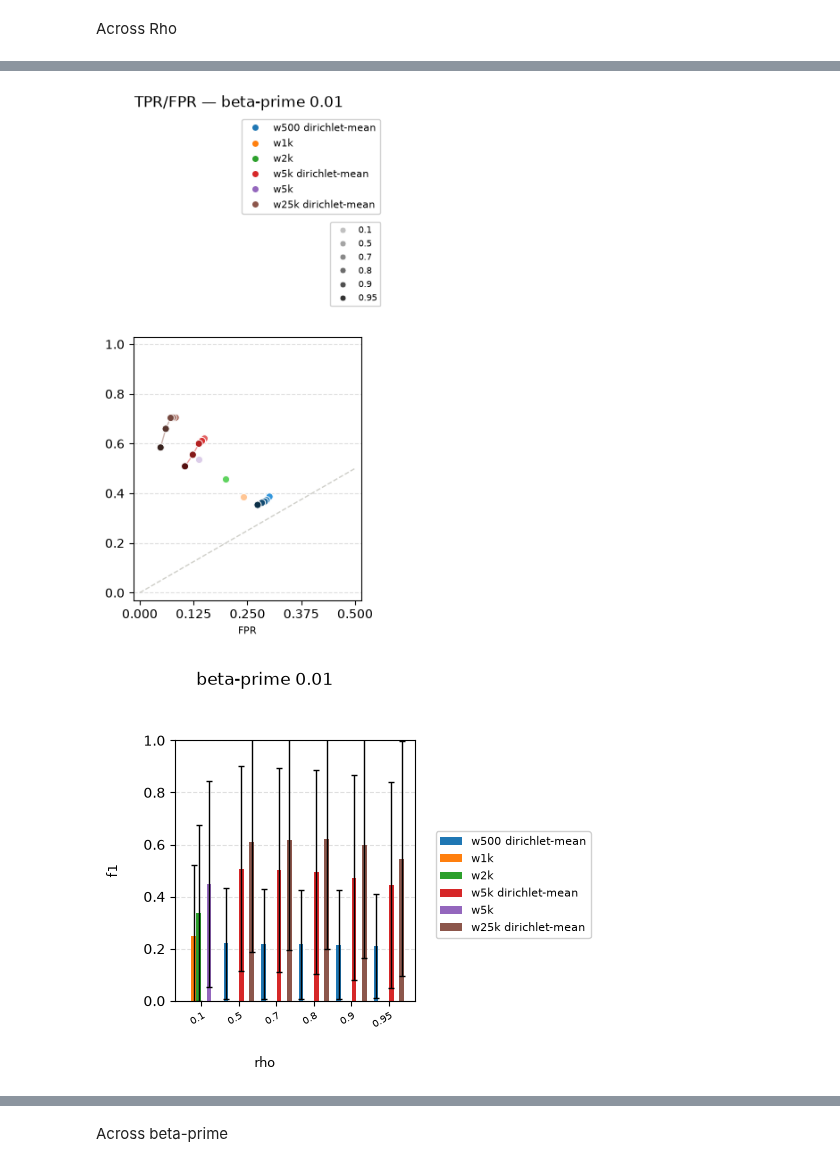
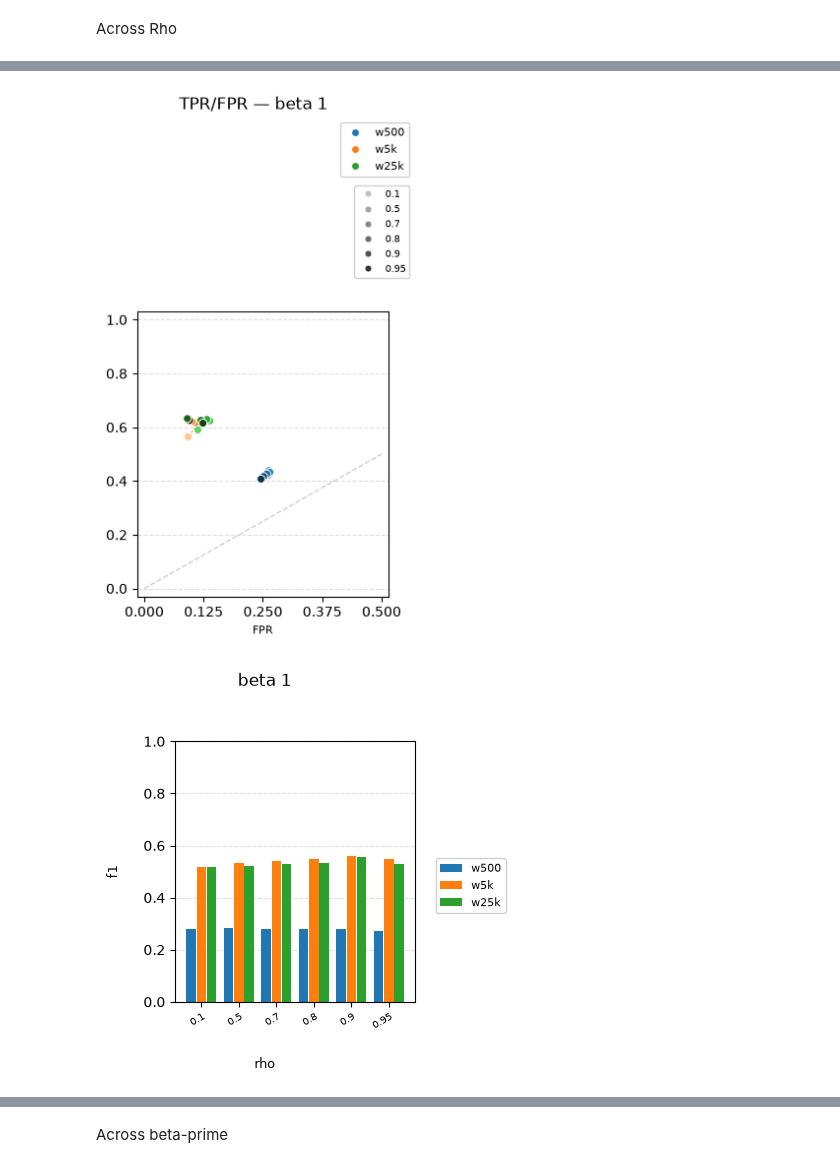
Before and after one commit to isaacangyu/phlag, a Jupyter notebook: bench/aggregate.ipynb, the cells around one changed output, grey strips where cells are left out. Saved outputs shown, nothing was run; the diff lists cells and outputs as text; code cells hidden in the pictures.

```diff
--- a/bench/aggregate.ipynb
+++ b/bench/aggregate.ipynb
@@ -195,31 +179,32 @@ w50k (base) (1 runs, transition_null_to_alt=0.0395, transition_alt_to_null=0.061
 # %%
 config = deepcopy(full_config)
 # config['--dirichlet-mean'] = True
-del config['--dirichlet-mean']
-config['--beta'] = False
-config['--beta-prime'] = 1e-2
+# del config['--dirichlet-mean']
+config['--beta'] = 1
+config['--site'] = True
 del config['--rho']
+config['-w'] = [500,'5k','25k']
 agg = [ "-w", "--rho"]
 cra.plot(
     config,
     metrics=["f1", "tpr_fpr"],
     agg=agg,
     errorbar=None,
     # agg_idx=1,
     # title="",
     # show_axes=False,
     # shared=True,
     legend=None
 );
-cra.plot(
-    config,
-    metrics=["transition_null_to_alt","transition_alt_to_null","transition_total"],
-    agg=agg,
-    plot_type='violin',
-    # title="",
-    # show_axes=False,
-    legend=None
-);
+# cra.plot(
+#     config,
+#     metrics=["transition_null_to_alt","transition_alt_to_null","transition_total"],
+#     agg=agg,
+#     plot_type='violin',
+#     # title="",
+#     # show_axes=False,
+#     legend=None
+# );
 # %% [output]
-[figure, old version]
+[figure, new version]
-[figure, old version]
+[figure, new version]
```
Also changed, not shown: parts of 6 cells of this notebook, 6 other files.
